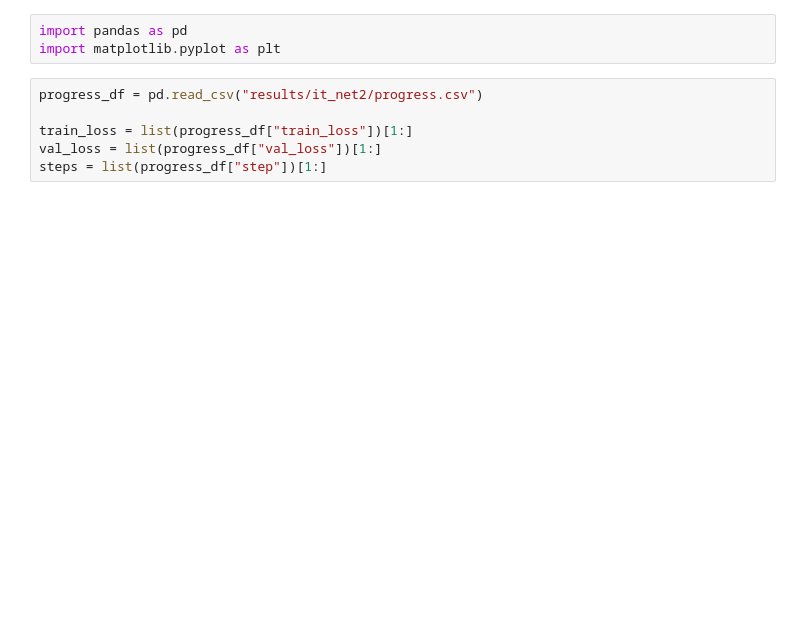
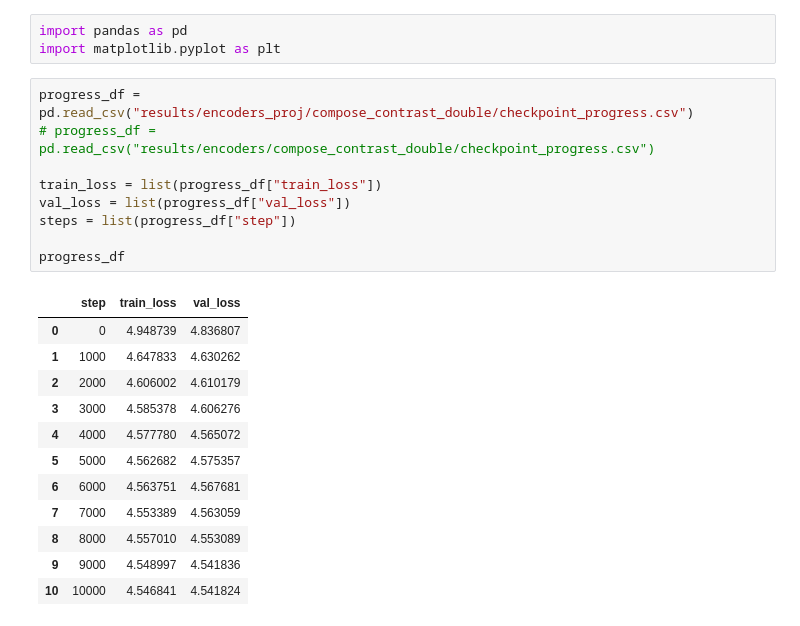
Before and after one commit to mehardsingh/rigid-alignment-siamese-network, a Jupyter notebook: view_loss.ipynb, the cells around one changed output. Cells and saved outputs as stored; diff of their text form; blank space fills up the shorter version.

```diff
--- a/view_loss.ipynb
+++ b/view_loss.ipynb
@@ -2,11 +2,27 @@
 import pandas as pd
 import matplotlib.pyplot as plt
 # %%
-progress_df = pd.read_csv("results/it_net2/progress.csv")
+progress_df = pd.read_csv("results/encoders_proj/compose_contrast_double/checkpoint_progress.csv")
+# progress_df = pd.read_csv("results/encoders/compose_contrast_double/checkpoint_progress.csv")
 
-train_loss = list(progress_df["train_loss"])[1:]
-val_loss = list(progress_df["val_loss"])[1:]
-steps = list(progress_df["step"])[1:]
+train_loss = list(progress_df["train_loss"])
+val_loss = list(progress_df["val_loss"])
+steps = list(progress_df["step"])
+
+progress_df
+# %% [output]
+|  | step | train_loss | val_loss |
+| 0 | 0 | 4.948739 | 4.836807 |
+| 1 | 1000 | 4.647833 | 4.630262 |
+| 2 | 2000 | 4.606002 | 4.610179 |
+| 3 | 3000 | 4.585378 | 4.606276 |
+| 4 | 4000 | 4.577780 | 4.565072 |
+| 5 | 5000 | 4.562682 | 4.575357 |
+| 6 | 6000 | 4.563751 | 4.567681 |
+| 7 | 7000 | 4.553389 | 4.563059 |
+| 8 | 8000 | 4.557010 | 4.553089 |
+| 9 | 9000 | 4.548997 | 4.541836 |
+| 10 | 10000 | 4.546841 | 4.541824 |
 # %%
 plt.plot(steps, train_loss, label="train_loss")
 plt.plot(steps, val_loss, label="val_loss")
```
Also changed, not shown: parts of 1 cell of this notebook, 10 other files.
